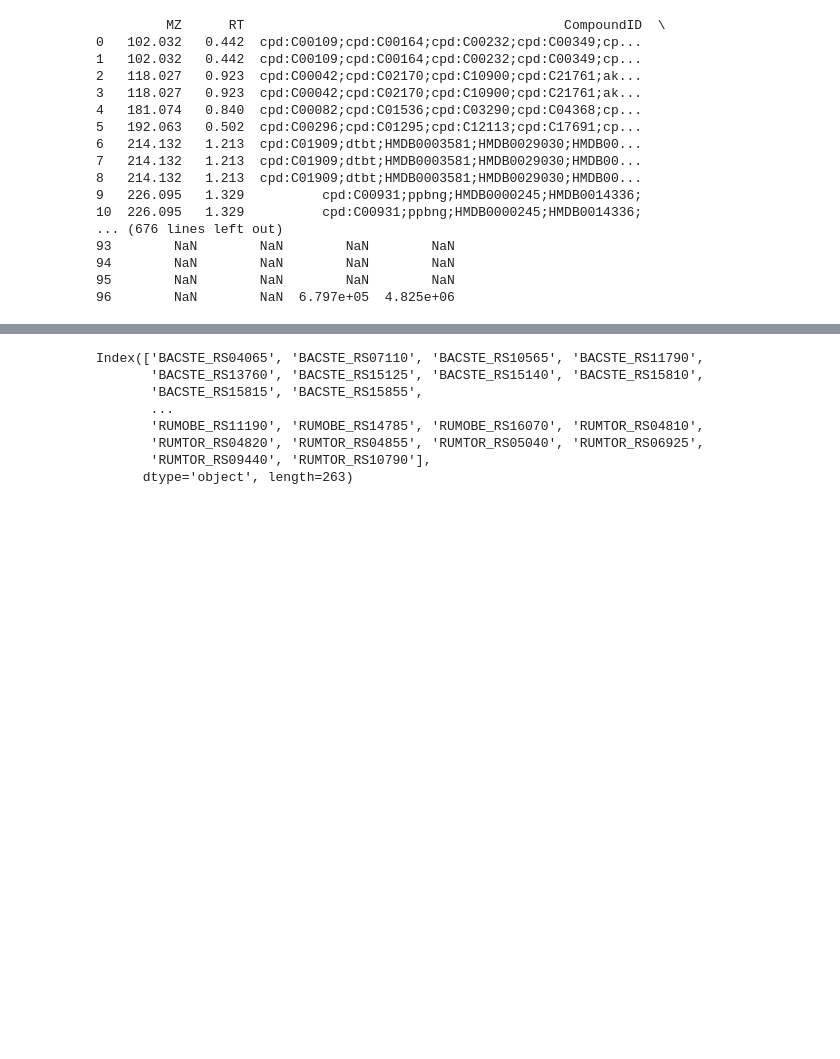
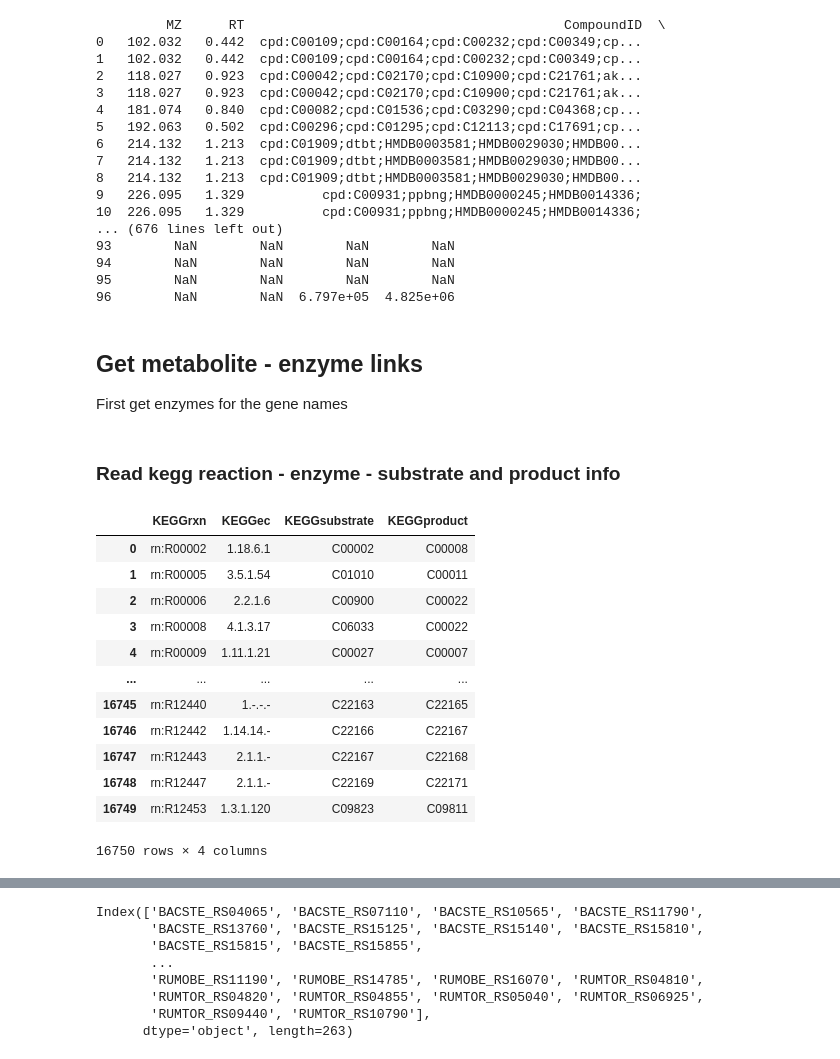
Before and after one commit to mszimmermann/diet_microbiota_host_git_model, a Jupyter notebook: Scripts/workflow_analyse_human_community_data.ipynb, the cells around one changed output, grey strips where cells are left out. Saved outputs shown, nothing was run; the diff lists cells and outputs as text; code cells hidden in the pictures; blank space fills up the shorter version.

Commit message:
read information about gene names and enzymes from fasta and KEGG info on reactions, substrates and products

```diff
--- a/Scripts/workflow_analyse_human_community_data.ipynb
+++ b/Scripts/workflow_analyse_human_community_data.ipynb
@@ -196,3 +196,7 @@ with pd.option_context('display.max_rows', None,
 94        NaN        NaN        NaN        NaN
 95        NaN        NaN        NaN        NaN
 96        NaN        NaN  6.797e+05  4.825e+06
+# %% [markdown]
+## Get metabolite - enzyme links
+
+First get enzymes for the gene names
@@ -198,0 +223,20 @@ with pd.option_context('display.max_rows', None,
+# %% [markdown]
+### Read kegg reaction - enzyme - substrate and product info
+# %%
+kegg_rxn_info = pd.read_csv(metabolomics_data_folder + 'table_kegg_rxn_ec_substrate_product.csv')
+# %%
+kegg_rxn_info
+# %% [output]
+|  | KEGGrxn | KEGGec | KEGGsubstrate | KEGGproduct |
+| 0 | rn:R00002 | 1.18.6.1 | C00002 | C00008 |
+| 1 | rn:R00005 | 3.5.1.54 | C01010 | C00011 |
+| 2 | rn:R00006 | 2.2.1.6 | C00900 | C00022 |
+| 3 | rn:R00008 | 4.1.3.17 | C06033 | C00022 |
+| 4 | rn:R00009 | 1.11.1.21 | C00027 | C00007 |
+| ... | ... | ... | ... | ... |
+| 16745 | rn:R12440 | 1.-.-.- | C22163 | C22165 |
+| 16746 | rn:R12442 | 1.14.14.- | C22166 | C22167 |
+| 16747 | rn:R12443 | 2.1.1.- | C22167 | C22168 |
+| 16748 | rn:R12447 | 2.1.1.- | C22169 | C22171 |
+| 16749 | rn:R12453 | 1.3.1.120 | C09823 | C09811 |
+16750 rows × 4 columns
```
Also changed, not shown: parts of 9 cells of this notebook.
